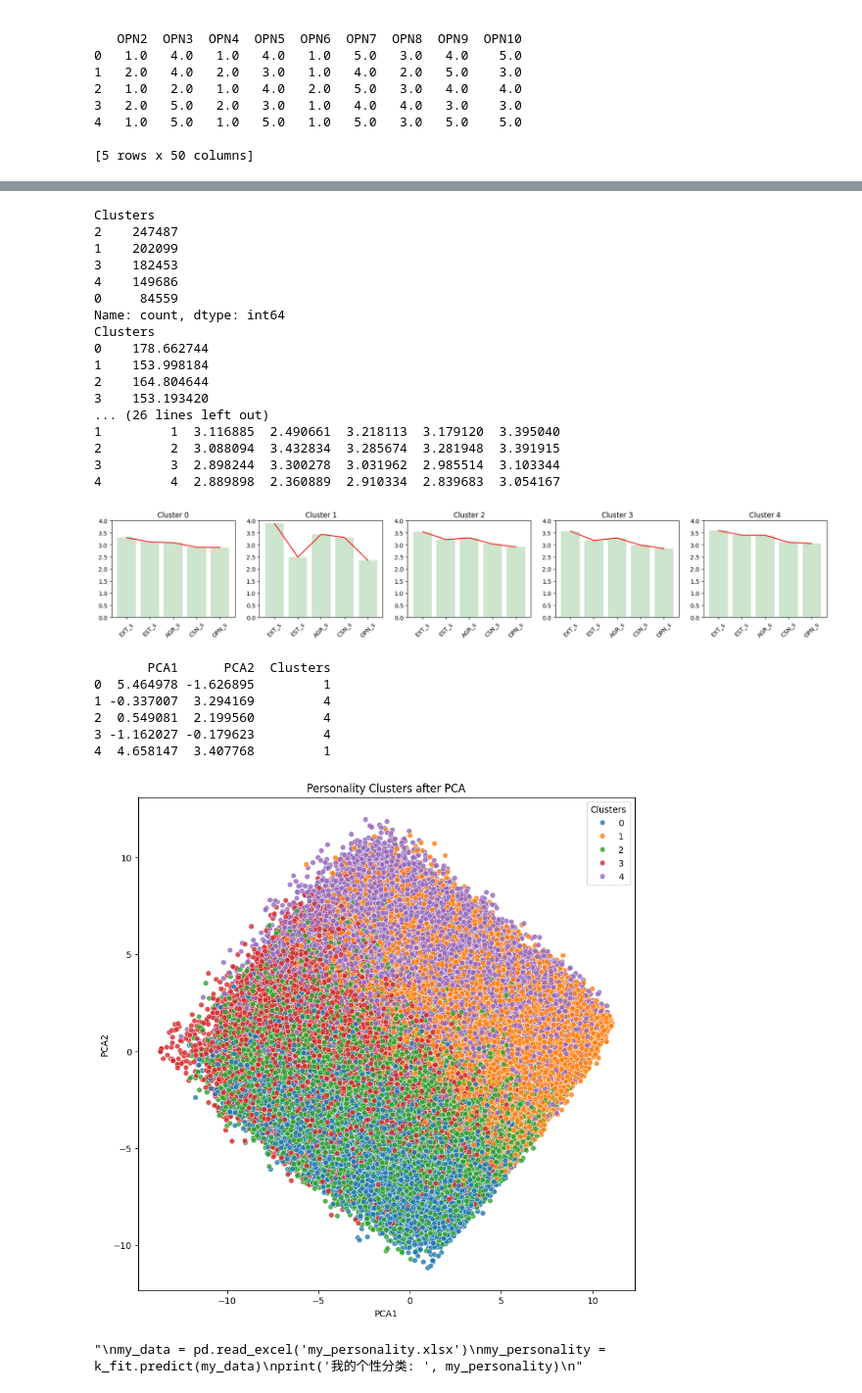
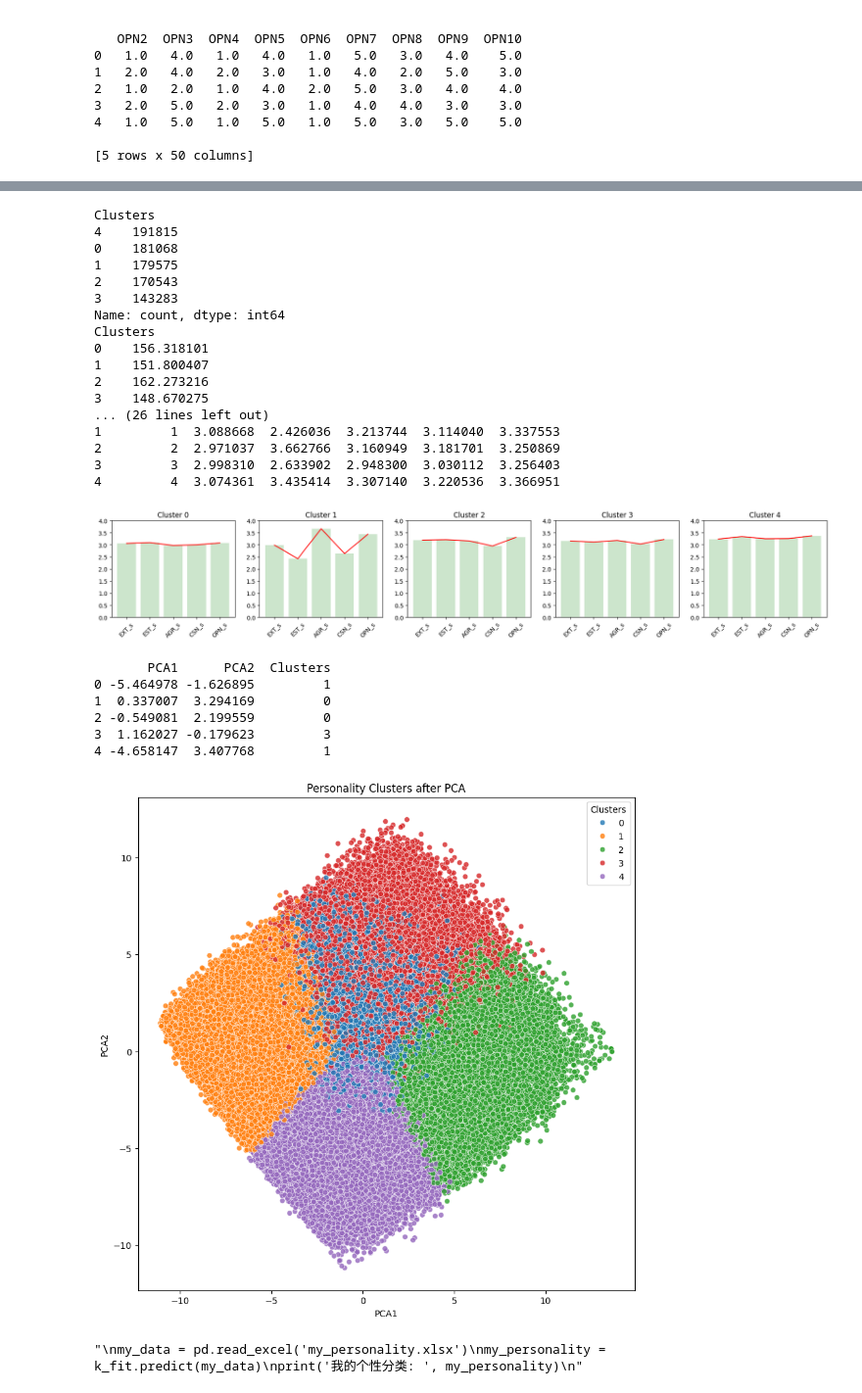
Before and after one commit to GentleCold/social_computing, a Jupyter notebook: src/k-means.ipynb, the cells around one changed output, grey strips where cells are left out. Shown at 98% size. Saved outputs shown, nothing was run; the diff lists cells and outputs as text; code cells hidden in the pictures.

```diff
--- a/src/k-means.ipynb
+++ b/src/k-means.ipynb
@@ -54,7 +54,8 @@ print(df2.head())
 [5 rows x 50 columns]
 # %%
 #模型构建
-#from sklearn.cluster import KMeans
+from sklearn.cluster import KMeans
+'''
 class MyKMeans:
     def __init__(self, n_clusters=8, max_iter=300, tol=1e-4):
         self.n_clusters = n_clusters
@@ -83,7 +84,8 @@ class MyKMeans:
             self.labels_ = new_labels
 
         return self
-kmeans = MyKMeans(n_clusters=5)
+'''
+kmeans = KMeans(n_clusters=5)
 k_fit = kmeans.fit(df2)
 predictions = k_fit.labels_
 df2['Clusters'] = predictions
@@ -130,22 +130,22 @@ df_Clus_5 = pd.DataFrame(Clus_5)
 print(df_Clus_5)
 # %% [output]
 Clusters
-2    247487
-1    202099
-3    182453
-4    149686
-0     84559
+4    191815
+0    181068
+1    179575
+2    170543
+3    143283
 Name: count, dtype: int64
 Clusters
-0    178.662744
-1    153.998184
-2    164.804644
-3    153.193420
+0    156.318101
+1    151.800407
+2    162.273216
+3    148.670275
 ... (26 lines left out)
-1         1  3.116885  2.490661  3.218113  3.179120  3.395040
-2         2  3.088094  3.432834  3.285674  3.281948  3.391915
-3         3  2.898244  3.300278  3.031962  2.985514  3.103344
-4         4  2.889898  2.360889  2.910334  2.839683  3.054167
+1         1  3.088668  2.426036  3.213744  3.114040  3.337553
+2         2  2.971037  3.662766  3.160949  3.181701  3.250869
+3         3  2.998310  2.633902  2.948300  3.030112  3.256403
+4         4  3.074361  3.435414  3.307140  3.220536  3.366951
 # %%
 dataclusters = df_Clus_5.groupby('Clusters').mean()
 plt.figure(figsize=(22,3))
@@ -159,11 +159,11 @@ for i in range(0, 5):
 
 plt.show()
 # %% [output]
-[figure, old version]
+[figure, new version]
 # %%
 #二维可视化聚类结果
-#from sklearn.decomposition import PCA
-
+from sklearn.decomposition import PCA
+'''
 class MyPCA:
     def __init__(self, n_components):
         self.n_components = n_components
@@ -173,41 +173,41 @@ class MyPCA:
         # 计算均值
         mean = np.mean(X, axis=0)
         # 去中心化
         X_centered = X - mean
 
         # 计算协方差矩阵
         covariance_matrix = np.cov(X_centered, rowvar=False)
 
         # 计算特征值和特征向量
         eigenvalues, eigenvectors = np.linalg.eig(covariance_matrix)
 
         # 选取前 n 个特征向量
         top_eigenvectors = eigenvectors[:, :self.n_components]
 
         # 进行变换
         transformed = np.dot(X_centered, top_eigenvectors)
 
         return transformed
-
-pca = MyPCA(n_components=2)
+'''
+pca = PCA(n_components=2)
 pca_fit = pca.fit_transform(df3)
 
 df_pca = pd.DataFrame(data=pca_fit, columns=['PCA1', 'PCA2'])
 df_pca['Clusters'] = predictions
 print(df_pca.head())
 
 plt.figure(figsize=(10,10))
 sns.scatterplot(data=df_pca, x='PCA1', y='PCA2', hue='Clusters', palette='tab10', alpha=0.8)
 plt.title('Personality Clusters after PCA');
 plt.show()
 # %% [output]
        PCA1      PCA2  Clusters
-0  5.464978 -1.626895         1
-1 -0.337007  3.294169         4
-2  0.549081  2.199560         4
-3 -1.162027 -0.179623         4
-4  4.658147  3.407768         1
+0 -5.464978 -1.626895         1
+1  0.337007  3.294169         0
+2 -0.549081  2.199559         0
+3  1.162027 -0.179623         3
+4 -4.658147  3.407768         1
-[figure, old version]
+[figure, new version]
 # %%
 #通过导入个人数据预测自己的人格类型
 '''
```
Also changed, not shown: parts of 1 cell of this notebook.
